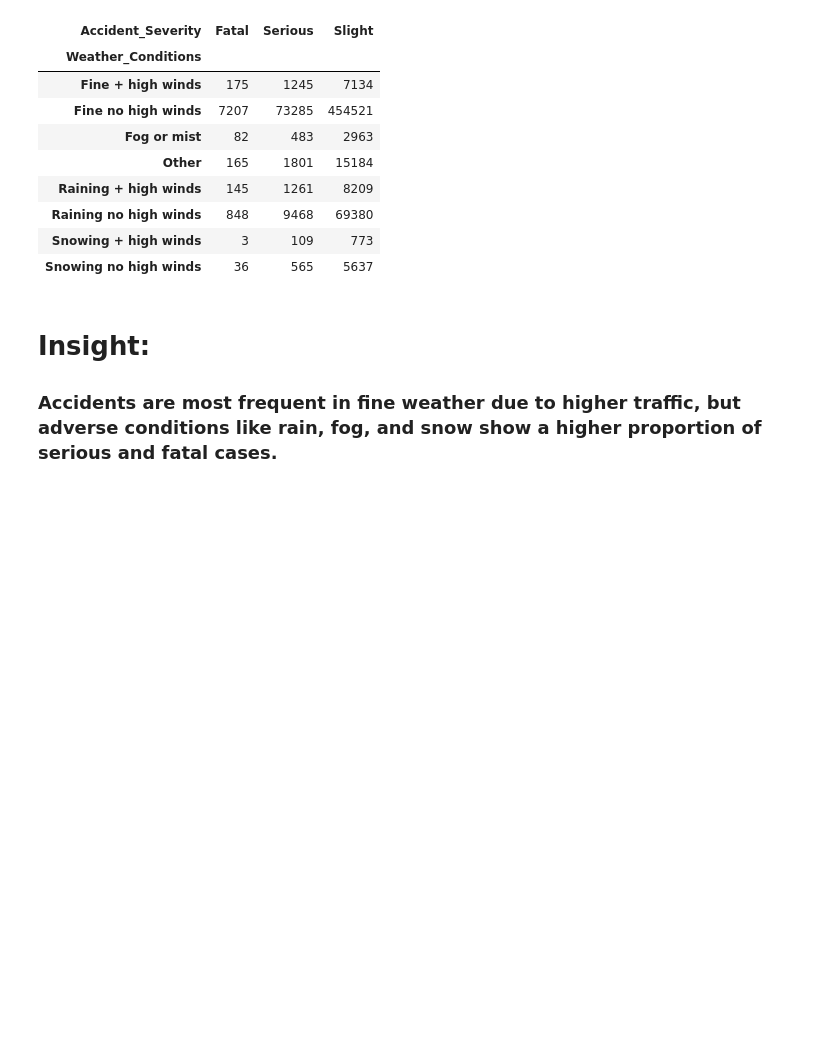
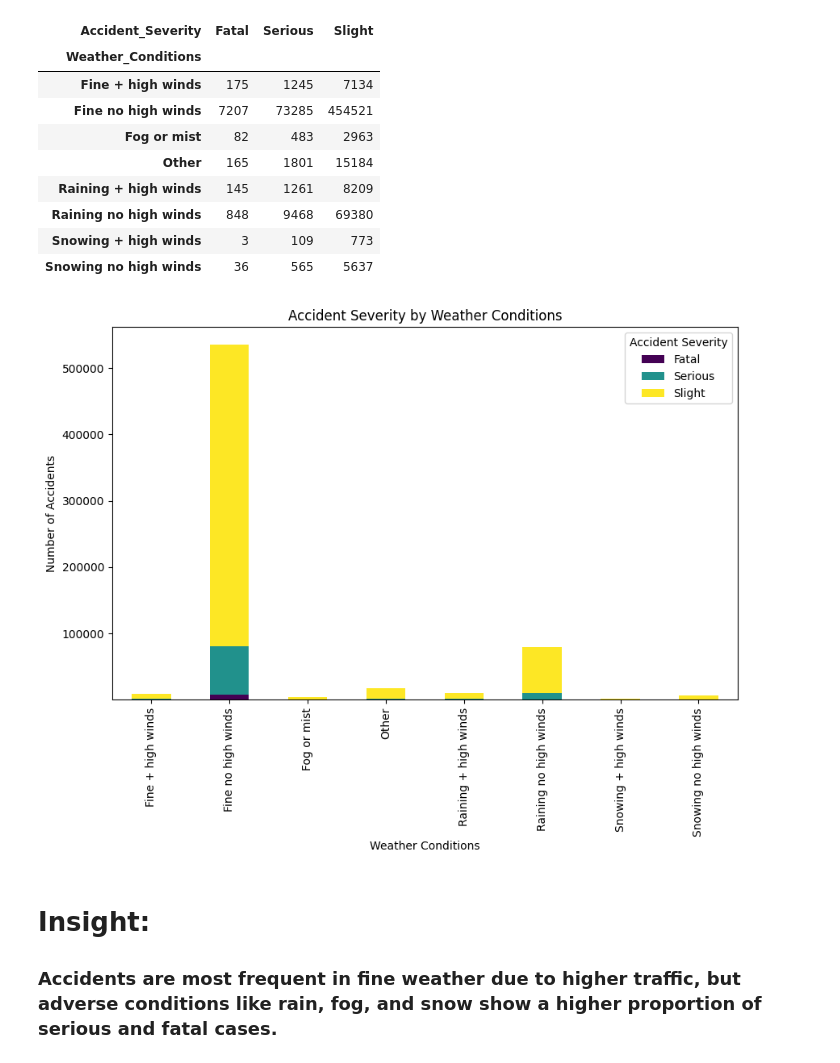
Before and after one commit to xieryn/ELEC03_DATA_ANALYTICS, a Jupyter notebook: Activity 2.ipynb, the cells around one changed output. Saved outputs shown, nothing was run; the diff lists cells and outputs as text; code cells hidden in the pictures; blank space fills up the shorter version.

```diff
--- a/Activity 2.ipynb
+++ b/Activity 2.ipynb
@@ -488,6 +316,16 @@ severity
 | Raining no high winds | 848 | 9468 | 69380 |
 | Snowing + high winds | 3 | 109 | 773 |
 | Snowing no high winds | 36 | 565 | 5637 |
+# %%
+severity.plot(kind="bar", stacked=True, figsize=(10,6), colormap="viridis")
+
+plt.title("Accident Severity by Weather Conditions")
+plt.xlabel("Weather Conditions")
+plt.ylabel("Number of Accidents")
+plt.legend(title="Accident Severity")
+plt.show()
+# %% [output]
+[figure, added]
 # %% [markdown]
 <h1>Insight:</h1>
 <h3>Accidents are most frequent in fine weather due to higher traffic, but adverse conditions like rain, fog, and snow show a higher proportion of serious and fatal cases.
```
Also changed, not shown: parts of 89 cells of this notebook, 6 other files.
